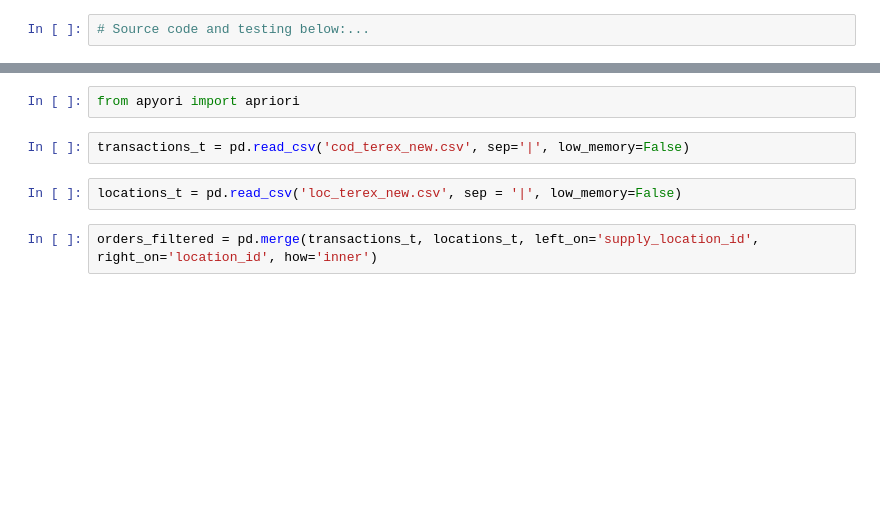
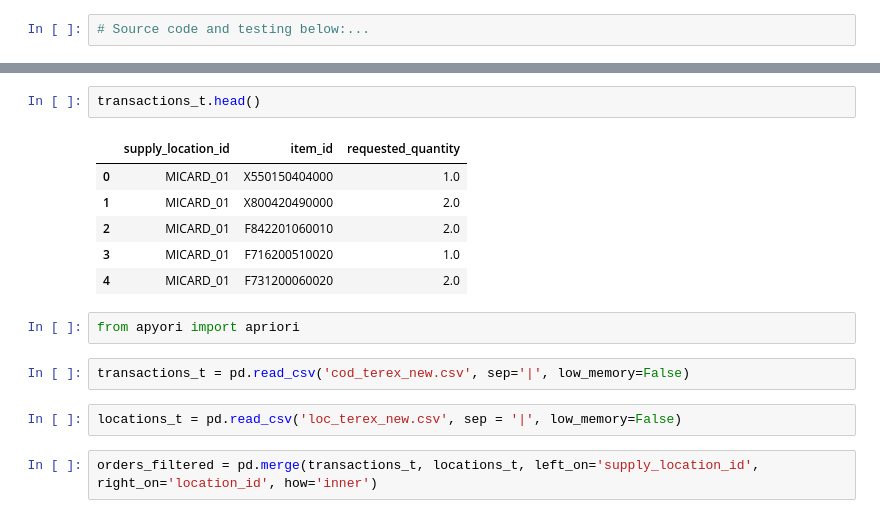
Before and after one commit to ChristophBarkey/Implicit_CF, a Jupyter notebook: ARM_testing_ipynb.ipynb, the cells around one changed output, grey strips where cells are left out. Drawn from its saved outputs; the diff is of its cells as text; blank space fills up the shorter version.

```diff
--- a/ARM_testing_ipynb.ipynb
+++ b/ARM_testing_ipynb.ipynb
@@ -55,3 +83,12 @@ arm_model.rules
+# %%
+transactions_t.head()
+# %% [output]
+|  | supply_location_id | item_id | requested_quantity |
+| 0 | MICARD_01 | X550150404000 | 1.0 |
+| 1 | MICARD_01 | X800420490000 | 2.0 |
+| 2 | MICARD_01 | F842201060010 | 2.0 |
+| 3 | MICARD_01 | F716200510020 | 1.0 |
+| 4 | MICARD_01 | F731200060020 | 2.0 |
 # %%
 from apyori import apriori
 # %%
```
Also changed, not shown: parts of 5 cells of this notebook.
